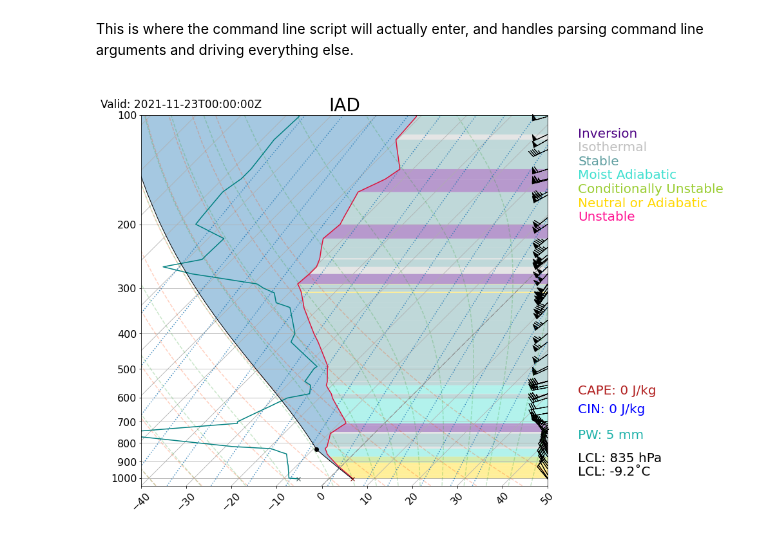
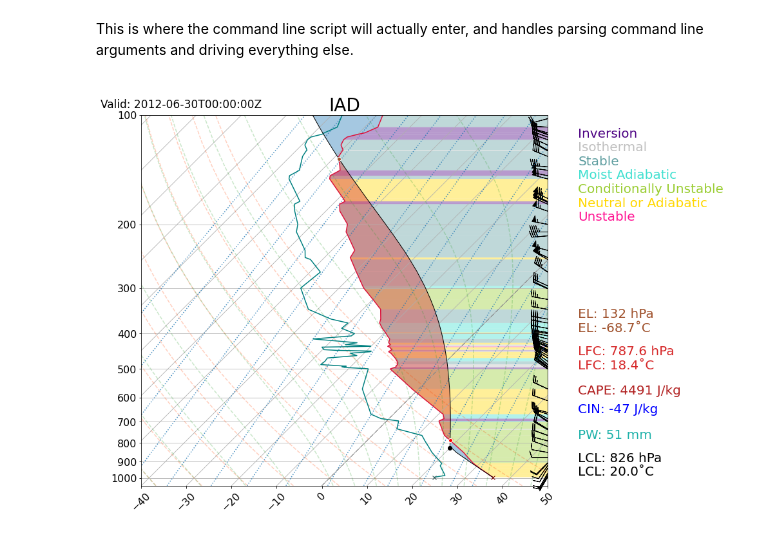
Before and after one commit to pdirmeyer/Python_gizmos, a Jupyter notebook: Soundings/Sounding_Plotter.ipynb, the cells around one changed output. Drawn from its saved outputs; the diff is of its cells as text; code cells hidden in the pictures.

```diff
--- a/Soundings/Sounding_Plotter.ipynb
+++ b/Soundings/Sounding_Plotter.ipynb
@@ -14,33 +16,33 @@ import sounding_plotter as sp  #<<< This is the module for the skew-T log-P plot
 This is where the command line script will actually enter, and handles parsing
 command line arguments and driving everything else.
 # %%
-s_site = 'IAD'; s_time = '2021112300' # Most recent
-#s_site = 'IAD'; s_time = '2021070700' # Thunderstorms
-#s_site = 'IAD'; s_time = '2021102600' # Heavy large-scale rain
+s_site = 'IAD'; s_time = '2021113012' # Most recent
+s_site = 'IAD'; s_time = '2021070700' # Thunderstorms
+s_site = 'IAD'; s_time = '2021102600' # Heavy large-scale rain
 #s_site = 'IAD'; s_time = '2020102212' # Morning fog, radiative inversion
 #s_site = 'IAD'; s_time = '1983082100' # Record high temperature at Dulles 104˚F, 40˚C
 #s_site = 'VEF'; s_time = '2020073100' # Record heat in the Southwest
 #s_site = 'IAD'; s_time = '1984012212' # Record low temperature at Dulles -18˚F, -28˚C
 #s_site = 'IAD'; s_time = '2010020600' # Smowmageddon 2010
 #s_site = 'WMW'; s_time = '1998010600' # Quebec ice storm 1998
 #s_site = 'CHS'; s_time = '1989092200' # Hurricane Hugo
-#s_site = 'BMX'; s_time = '2011042800' # 2011 tornado super-outbreak - Alabama
+s_site = 'BMX'; s_time = '2011042800' # 2011 tornado super-outbreak - Alabama
 #s_site = 'FFC'; s_time = '2011042800' # 2011 tornado super-outbreak - Georgia
 #s_site = 'UIL'; s_time = '1998121512' # Extremely stable profile
-#s_site = 'DVN'; s_time = '2012062900' # Derecho of 2012
-#s_site = 'IAD'; s_time = '2012063000' # Derecho of 2012
+s_site = 'DVN'; s_time = '2012062900' # Derecho of 2012
+s_site = 'IAD'; s_time = '2012063000' # Derecho of 2012
 
 # From the textbook "A First Course in Atmospheric Thermodynamics" by G. W. Petty:
 #s_site = 'AMA'; s_time = '2007042318' # Amarillo
 #s_site = 'VBG'; s_time = '2007113012' # Vandenberg
 #s_site = 'TOP'; s_time = '2008052600' # Topeka during 22-31 May 2008 tornado sequence
 #s_site = 'ILX'; s_time = '2008080500' # Derecho day
 
 
 # Request the data and plot
 request_time = datetime.strptime(s_time, '%Y%m%d%H')
 sounding_df = WyomingUpperAir.request_data(request_time, s_site)
 
 skewt = sp.plot_skewt(sounding_df,output_pdf=False,output_display=True)
 # %% [output]
-[figure, old version]
+[figure, new version]
```
Also changed, not shown: parts of 2 cells of this notebook, 1 other file.
